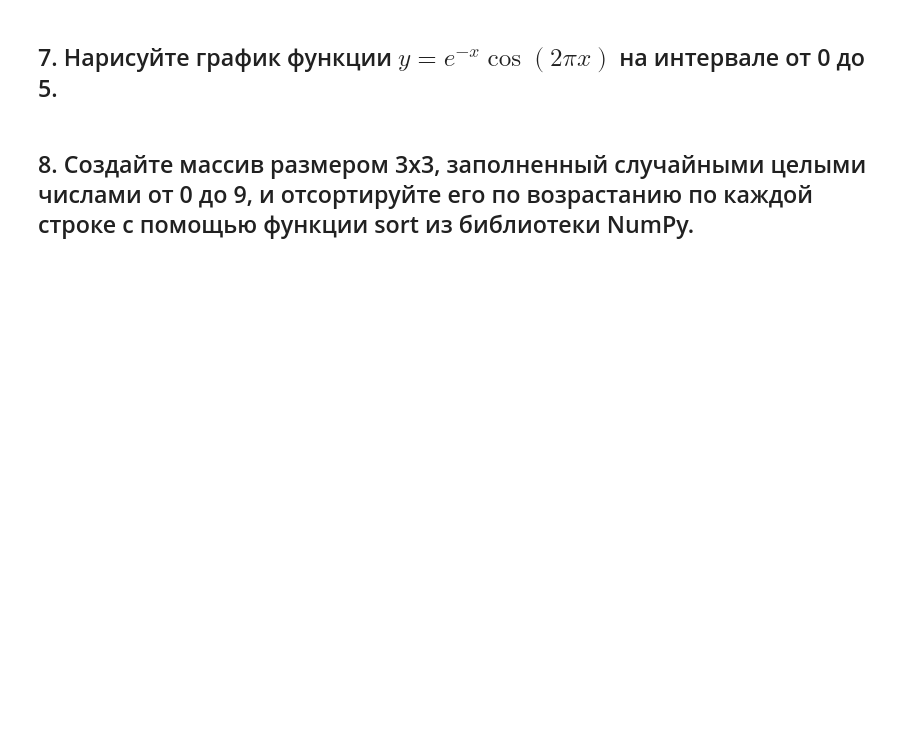
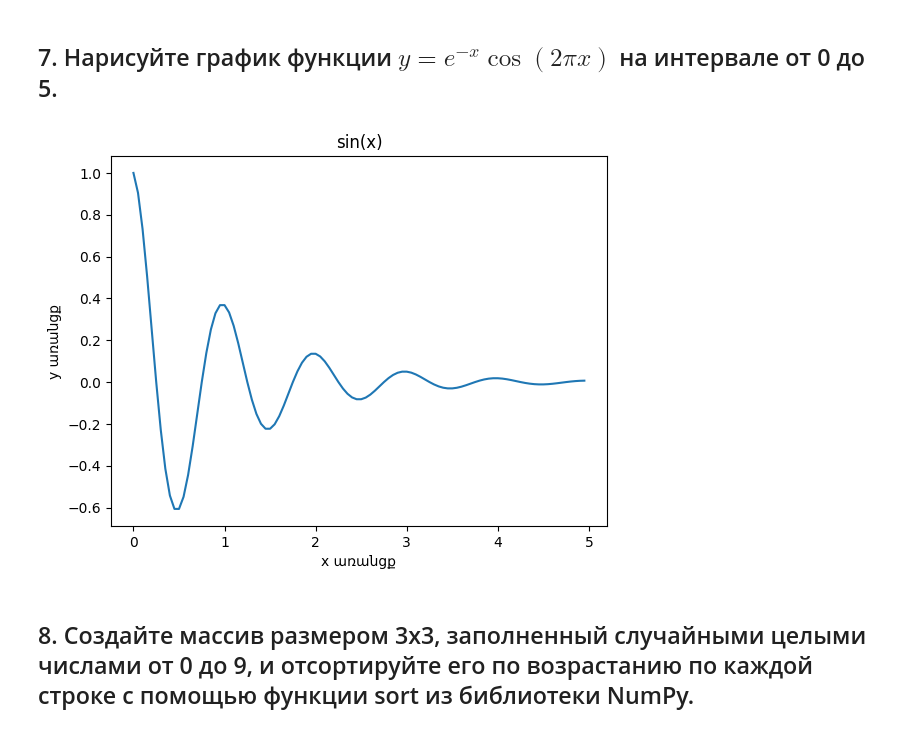
Before and after one commit to VardgesPapoyan/Python-exercises, a Jupyter notebook: exercises(17.03.2022).ipynb, the cells around one changed output. Drawn from its saved outputs; the diff is of its cells as text; code cells hidden in the pictures; blank space fills up the shorter version.

```diff
--- a/exercises(17.03.2022).ipynb
+++ b/exercises(17.03.2022).ipynb
@@ -72,6 +72,19 @@ print(y)
 -2.0000000000000004
 # %% [markdown]
 ## 7. Нарисуйте график функции $y = e^{-x}\cos(2\pi x)$ на интервале от 0 до 5.
+# %%
+import matplotlib.pyplot as plt
+import numpy as np
+import math
+x = np.arange(0, 5, 0.05)
+y = (math.e**(-x))*np.cos(2*math.pi*x)
+plt.plot(x,y)
+plt.xlabel('x առանցք')
+plt.ylabel('y առանցք')
+plt.title('sin(x)')
+plt.show()
+# %% [output]
+[figure, added]
 # %% [markdown]
 ## 8. Создайте массив размером 3x3, заполненный случайными целыми числами от 0 до 9, и отсортируйте его по возрастанию по каждой строке с помощью функции sort из библиотеки NumPy.
 # %%
```
Also changed, not shown: parts of 2 cells of this notebook.
